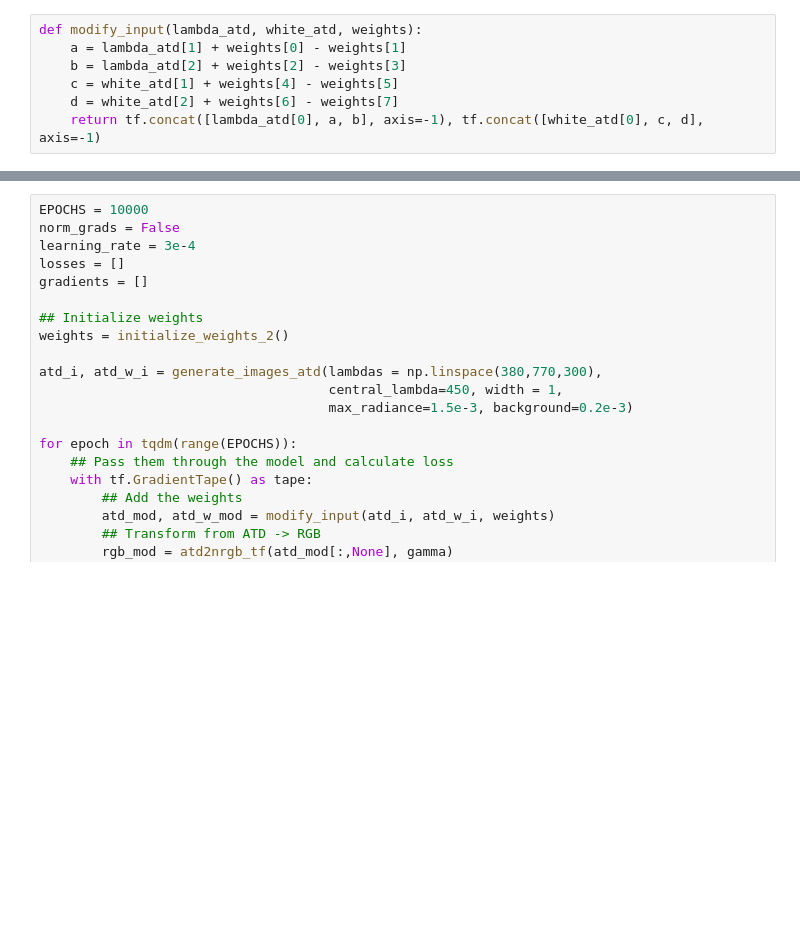
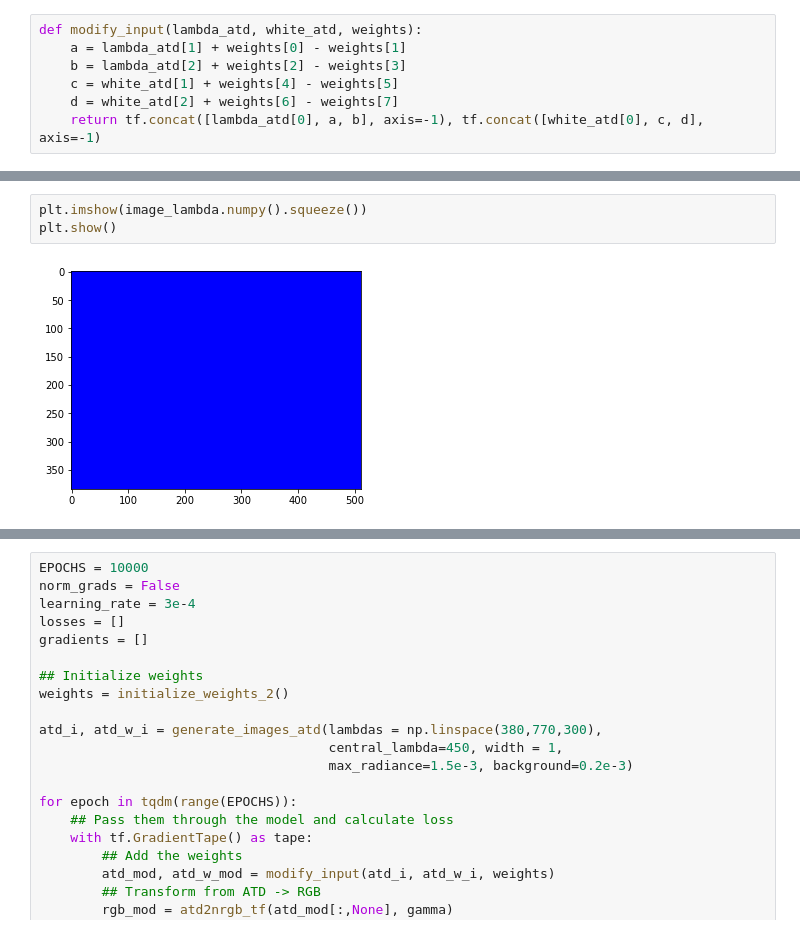
Before and after one commit to Jorgvt/PerceptualTests, a Jupyter notebook: Experiments/color_matching_perceptnet.ipynb, the cells around one changed output, grey strips where cells are left out. Cells and saved outputs as stored; diff of their text form; blank space fills up the shorter version.

```diff
--- a/Experiments/color_matching_perceptnet.ipynb
+++ b/Experiments/color_matching_perceptnet.ipynb
@@ -425,0 +529,5 @@ def modify_input(lambda_atd, white_atd, weights):
+# %%
+plt.imshow(image_lambda.numpy().squeeze())
+plt.show()
+# %% [output]
+[figure, added]
```
Also changed, not shown: parts of 29 cells of this notebook.
